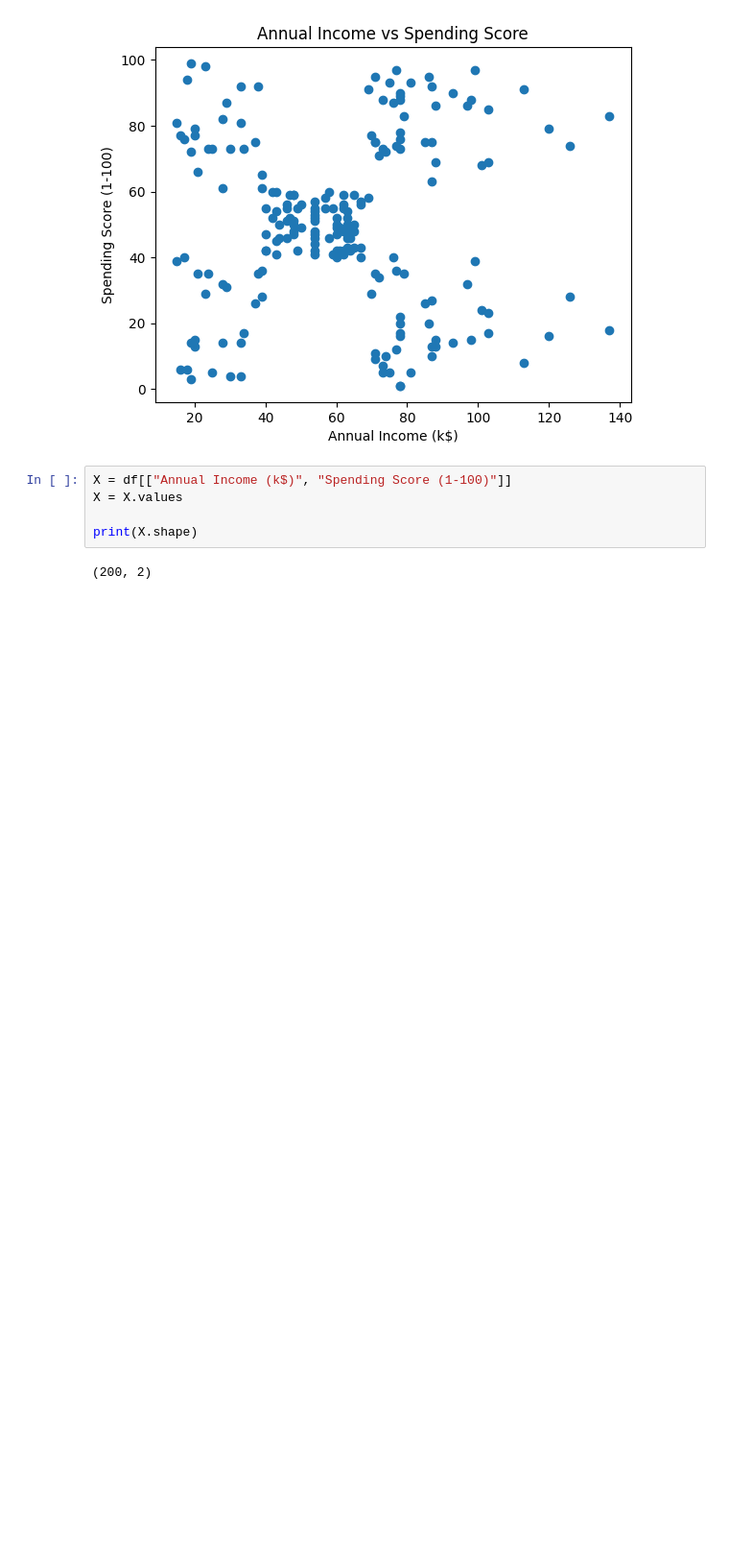
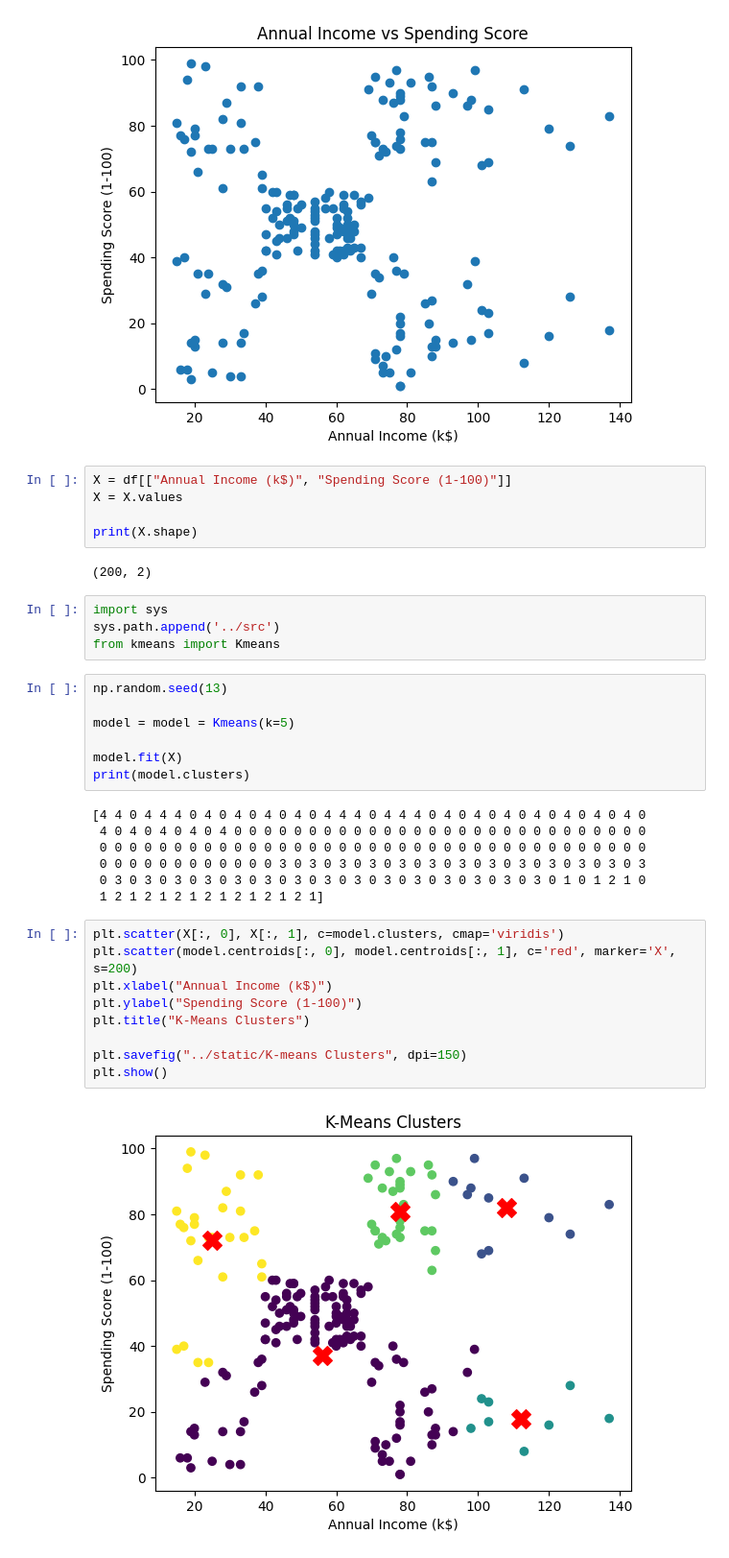
Before and after one commit to arturcatao/kmeans-from-scratch, a Jupyter notebook: notebooks/exploratory_data_analysis.ipynb, the cells around one changed output. Shown at 96% size. Cells and saved outputs as stored; diff of their text form; blank space fills up the shorter version.

Commit message:
test: run KMeans on Mall Customers dataset

```diff
--- a/notebooks/exploratory_data_analysis.ipynb
+++ b/notebooks/exploratory_data_analysis.ipynb
@@ -39,3 +40,32 @@ X = X.values
 print(X.shape)
 # %% [output]
 (200, 2)
+# %%
+import sys
+sys.path.append('../src')
+from kmeans import Kmeans
+# %%
+np.random.seed(13)
+
+model = model = Kmeans(k=5)
+
+model.fit(X)
+print(model.clusters)
+# %% [output]
+[4 4 0 4 4 4 0 4 0 4 0 4 0 4 0 4 4 4 0 4 4 4 0 4 0 4 0 4 0 4 0 4 0 4 0 4 0
+ 4 0 4 0 4 0 4 0 4 0 0 0 0 0 0 0 0 0 0 0 0 0 0 0 0 0 0 0 0 0 0 0 0 0 0 0 0
+ 0 0 0 0 0 0 0 0 0 0 0 0 0 0 0 0 0 0 0 0 0 0 0 0 0 0 0 0 0 0 0 0 0 0 0 0 0
+ 0 0 0 0 0 0 0 0 0 0 0 0 3 0 3 0 3 0 3 0 3 0 3 0 3 0 3 0 3 0 3 0 3 0 3 0 3
+ 0 3 0 3 0 3 0 3 0 3 0 3 0 3 0 3 0 3 0 3 0 3 0 3 0 3 0 3 0 3 0 1 0 1 2 1 0
+ 1 2 1 2 1 2 1 2 1 2 1 2 1 2 1]
+# %%
+plt.scatter(X[:, 0], X[:, 1], c=model.clusters, cmap='viridis')
+plt.scatter(model.centroids[:, 0], model.centroids[:, 1], c='red', marker='X', s=200)
+plt.xlabel("Annual Income (k$)")
+plt.ylabel("Spending Score (1-100)")
+plt.title("K-Means Clusters")
+
+plt.savefig("../static/K-means Clusters", dpi=150)
+plt.show()
+# %% [output]
+[figure, added]
```
Also changed, not shown: parts of 1 cell of this notebook, 2 other files.
